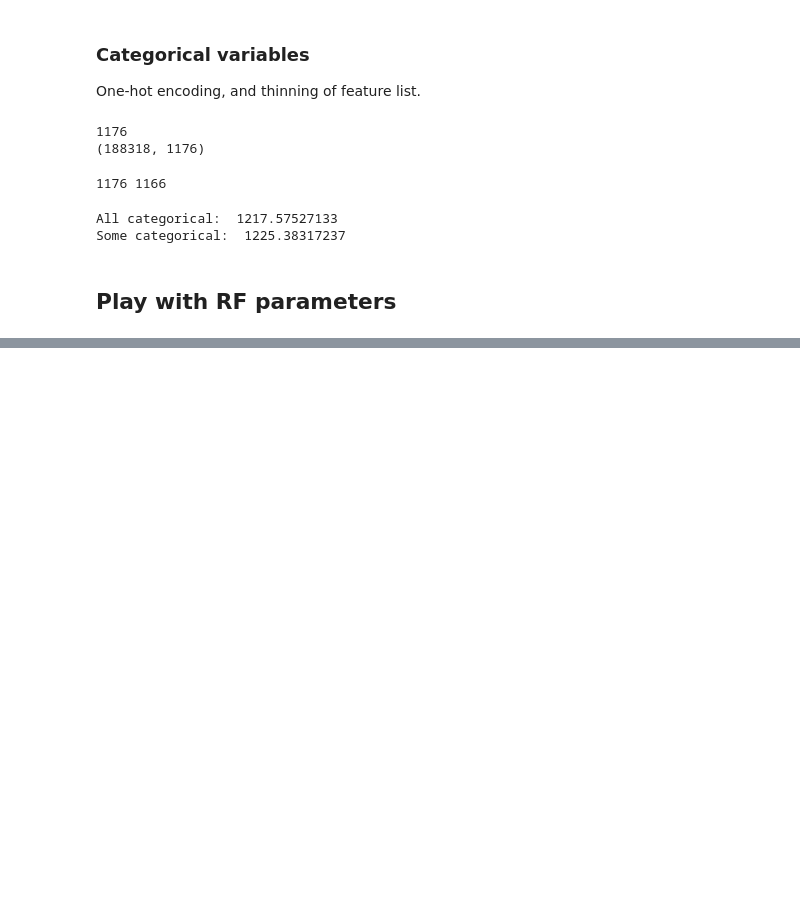
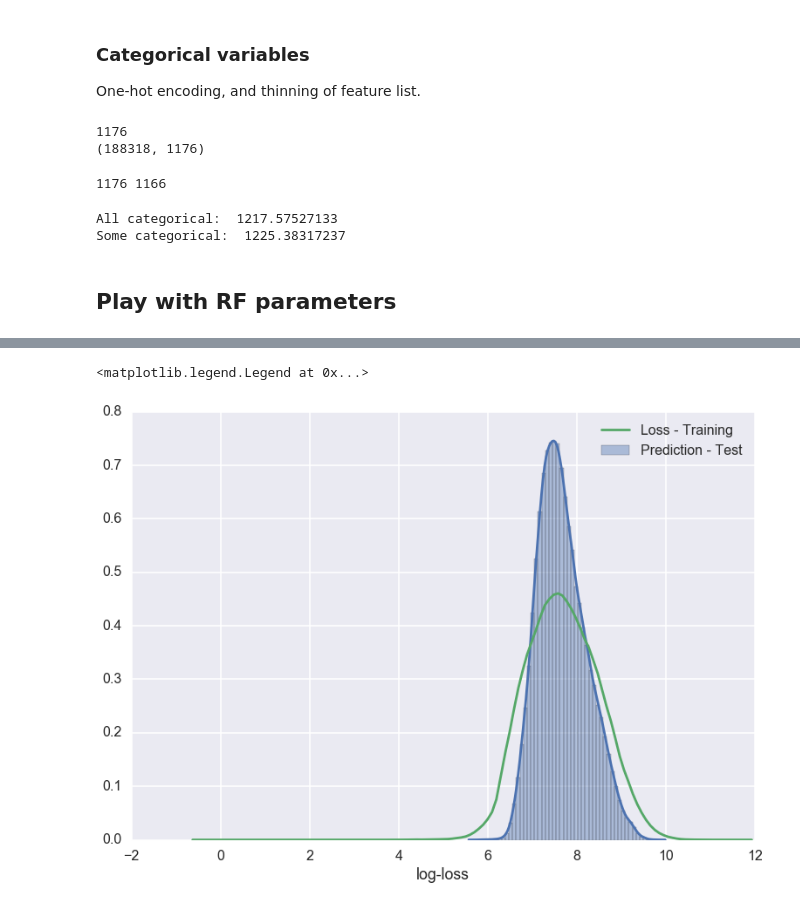
Before and after one commit to ewillmot/kaggle-allstate, a Jupyter notebook: notebooks/20161024_KEW_randomforest.ipynb, the cells around one changed output, grey strips where cells are left out. Saved outputs shown, nothing was run; the diff lists cells and outputs as text; code cells hidden in the pictures; blank space fills up the shorter version.

Commit message:
Make submission with select variables, improved RF parameters

```diff
--- a/notebooks/20161024_KEW_randomforest.ipynb
+++ b/notebooks/20161024_KEW_randomforest.ipynb
@@ -176,0 +243,26 @@ plt.plot(nestimators,maes)
+# %%
+# Organize test data:
+cats2 = []
+for i in range(0, 116):
+    #Label encode
+    label_encoder = LabelEncoder()
+    label_encoder.fit(labels[i])
+    feature = label_encoder.transform(test.iloc[:,i])
+    feature = feature.reshape(test.shape[0], 1)
+
+
+    #One hot encode
+    onehot_encoder = OneHotEncoder(sparse=False,n_values=len(labels[i]))
+    feature = onehot_encoder.fit_transform(feature)
+    cats2.append(feature)
+
+# Make a 2D array from a list of 1D arrays
+encoded_cats2 = np.column_stack(cats2)
+
+testlist = deepcopy(newlist)
+testlist.remove('loss')
+test_dataset = test[testlist]
+df = pd.DataFrame(encoded_cats2[:,inds],columns=new_cat_list)
+
+test_dataset = pd.concat([test_dataset,df],axis=1)
+test_dataset.head()
@@ -176,0 +277,15 @@ plt.plot(nestimators,maes)
+# %%
+# Use full dataset to make a model
+model = RandomForestRegressor(n_estimators=160,max_features=80,min_samples_split=5)
+model.fit(x,y)
+
+submission.iloc[:, 1] = np.exp(model.predict(test_dataset))
+submission.to_csv(loc+'random_forest4.csv', index=None)
+
+fig,ax = plt.subplots()
+sns.distplot(model.predict(test_dataset),ax=ax,label='Prediction - Test')
+sns.distplot(y,hist=False,ax=ax,label='Loss - Training')
+plt.legend()
+# %% [output]
+<matplotlib.legend.Legend at 0x...>
+[figure, added]
```
Also changed, not shown: parts of 4 cells of this notebook.
